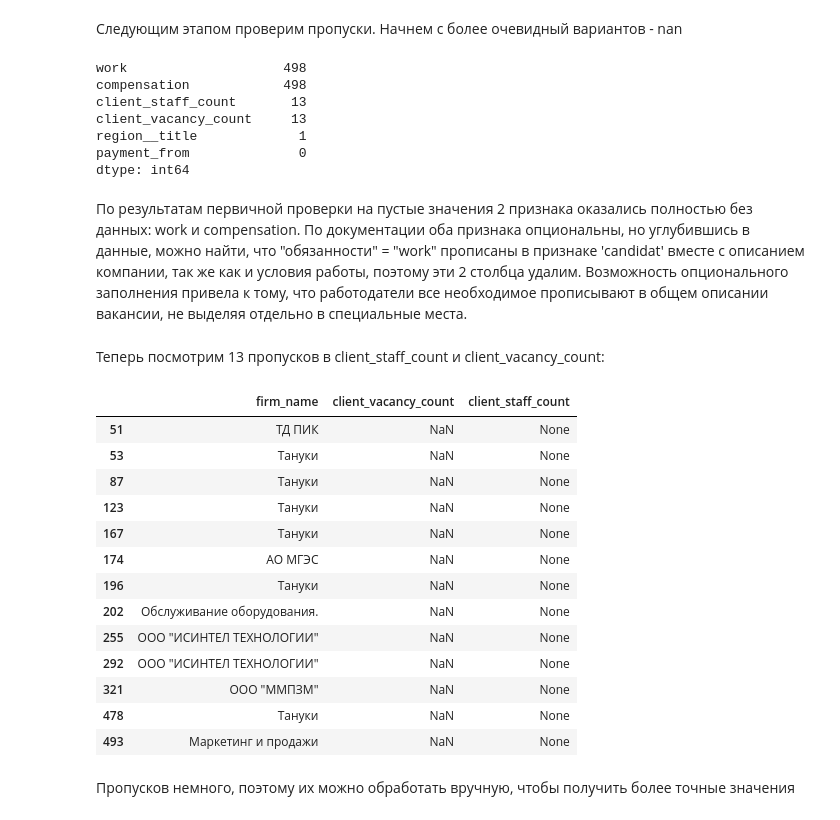
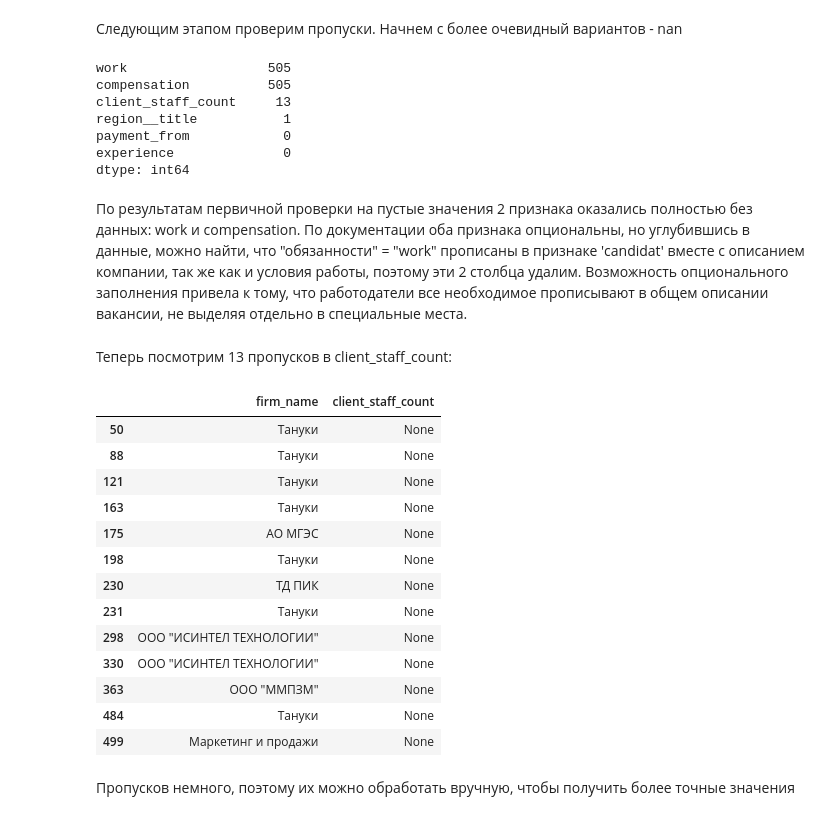
Before and after one commit to leosh1d/gp2, a Jupyter notebook: code/collecting/superjob.ipynb, the cells around one changed output. Drawn from its saved outputs; the diff is of its cells as text; code cells hidden in the pictures.

```diff
--- a/code/collecting/superjob.ipynb
+++ b/code/collecting/superjob.ipynb
@@ -367,7 +369,6 @@ df_api_res.loc[70, 'client']
 
 Было бы полезно воспользоваться признаком 'industry', но это необязательный признак для заполнения, поэтому у большинства компаний он пуст, и не стоит его рассматривать.
 # %%
-df_api_res.loc[:, 'client_vacancy_count'] = df_api_res['client'].apply(lambda x: x.get('vacancy_count'))
 df_api_res.loc[:, 'client_staff_count'] = df_api_res['client'].apply(lambda x: x.get('staff_count'))
 # %%
 df_api_res = df_api_res.drop(columns='client')
@@ -459,36 +458,36 @@ df_api_res = df_api_res.drop(columns=['candidat', 'firm_activity'])
 # %%
 df_api_res.isna().sum().sort_values(ascending=False).head(6)
 # %% [output]
-work                    498
-compensation            498
-client_staff_count       13
-client_vacancy_count     13
-region__title             1
-payment_from              0
+work                  505
+compensation          505
+client_staff_count     13
+region__title           1
+payment_from            0
+experience              0
 dtype: int64
 # %% [markdown]
 По результатам первичной проверки на пустые значения 2 признака оказались полностью без данных: work и compensation. По документации оба признака опциональны, но углубившись в данные, можно найти, что "обязанности" = "work" прописаны в признаке 'candidat' вместе с описанием компании, так же как и условия работы, поэтому эти 2 столбца удалим. Возможность опционального заполнения привела к тому, что работодатели все необходимое прописывают в общем описании вакансии, не выделяя отдельно в специальные места.
 # %%
 df_api_res = df_api_res.drop(columns=['work', 'compensation'])
 # %% [markdown]
-Теперь посмотрим 13 пропусков в client_staff_count и client_vacancy_count:
+Теперь посмотрим 13 пропусков в client_staff_count:
 # %%
-df_api_res.loc[df_api_res['client_staff_count'].isna(), ['firm_name', 'client_vacancy_count', 'client_staff_count']]
+df_api_res.loc[df_api_res['client_staff_count'].isna(), ['firm_name', 'client_staff_count']]
 # %% [output]
-|  | firm_name | client_vacancy_count | client_staff_count |
-| 51 | ТД ПИК | NaN | None |
-| 53 | Тануки | NaN | None |
-| 87 | Тануки | NaN | None |
-| 123 | Тануки | NaN | None |
-| 167 | Тануки | NaN | None |
-| 174 | АО МГЭС | NaN | None |
-| 196 | Тануки | NaN | None |
-| 202 | Обслуживание оборудования. | NaN | None |
-| 255 | ООО "ИСИНТЕЛ ТЕХНОЛОГИИ" | NaN | None |
-| 292 | ООО "ИСИНТЕЛ ТЕХНОЛОГИИ" | NaN | None |
-| 321 | ООО "ММПЗМ" | NaN | None |
-| 478 | Тануки | NaN | None |
-| 493 | Маркетинг и продажи | NaN | None |
+|  | firm_name | client_staff_count |
+| 50 | Тануки | None |
+| 88 | Тануки | None |
+| 121 | Тануки | None |
+| 163 | Тануки | None |
+| 175 | АО МГЭС | None |
+| 198 | Тануки | None |
+| 230 | ТД ПИК | None |
+| 231 | Тануки | None |
+| 298 | ООО "ИСИНТЕЛ ТЕХНОЛОГИИ" | None |
+| 330 | ООО "ИСИНТЕЛ ТЕХНОЛОГИИ" | None |
+| 363 | ООО "ММПЗМ" | None |
+| 484 | Тануки | None |
+| 499 | Маркетинг и продажи | None |
 # %% [markdown]
 Пропусков немного, поэтому их можно обработать вручную, чтобы получить более точные значения
 # %%
```
Also changed, not shown: parts of 23 cells of this notebook.
